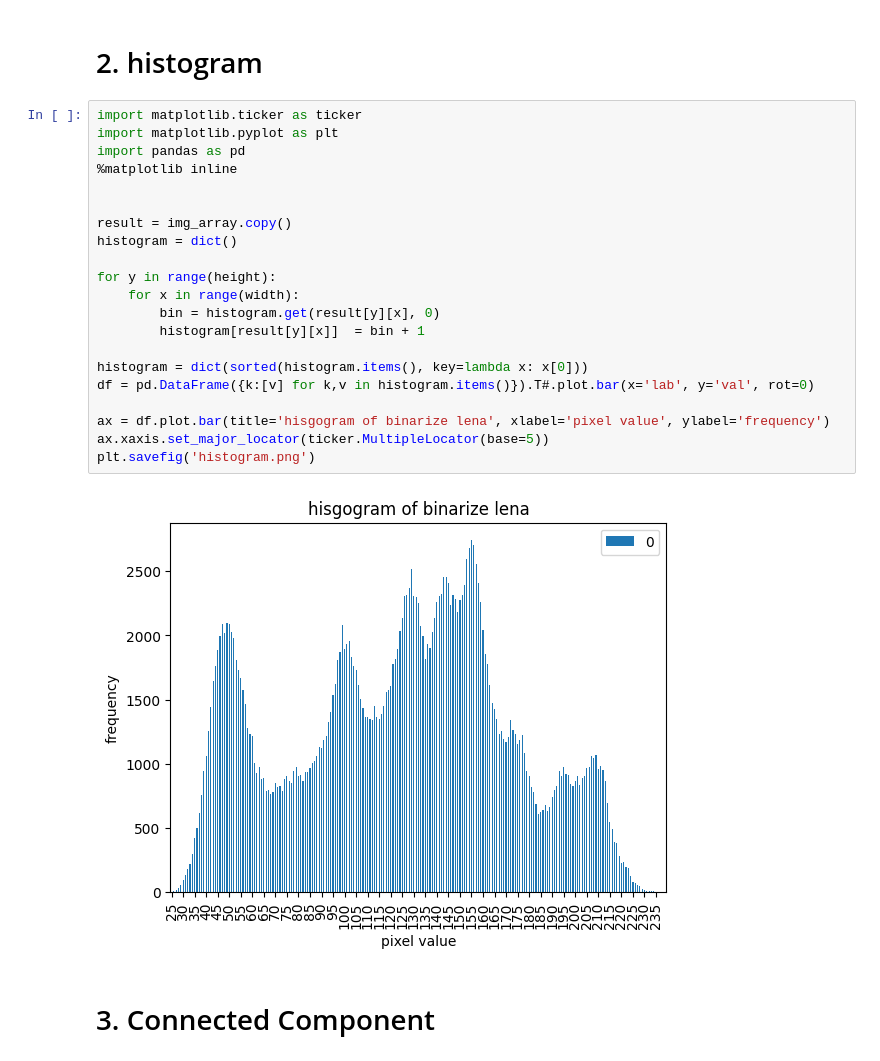
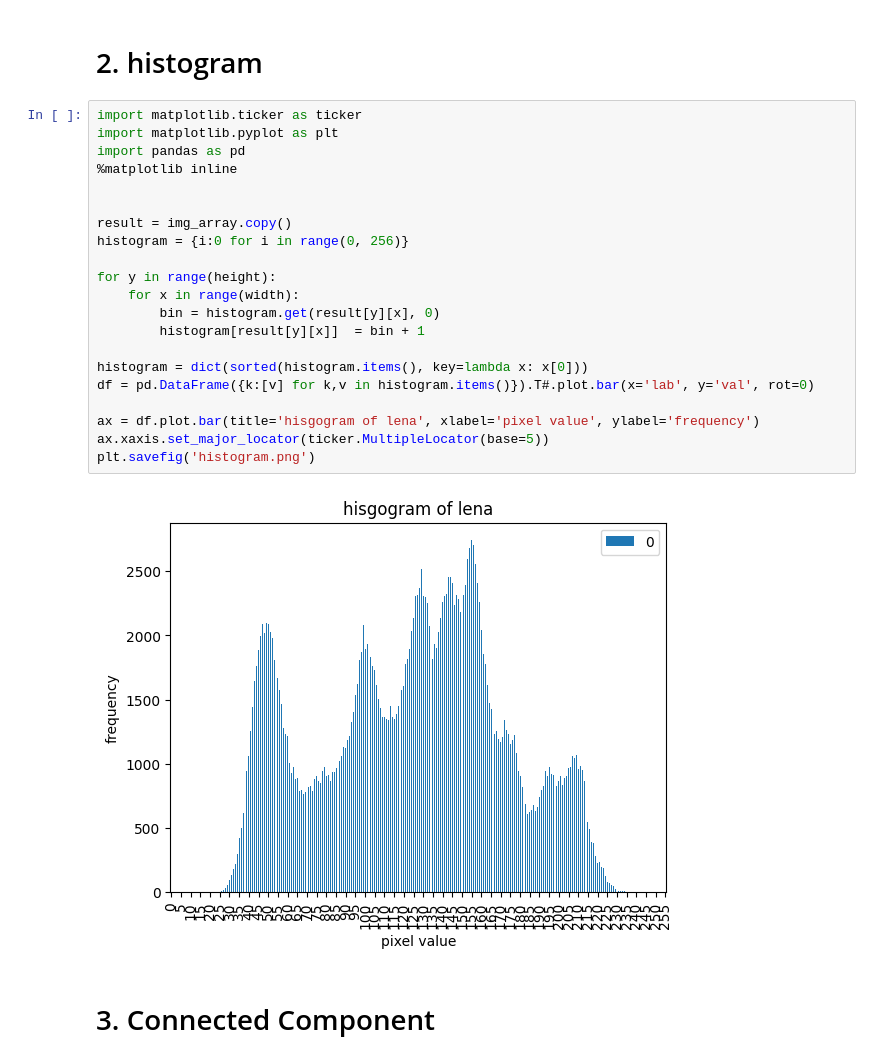
Before and after one commit to bonzo-ntu/csie-cv, a Jupyter notebook: hw2/main.ipynb, the cells around one changed output. Saved outputs shown, nothing was run; the diff lists cells and outputs as text.

```diff
--- a/hw2/main.ipynb
+++ b/hw2/main.ipynb
@@ -36,26 +36,26 @@ img_
 # %%
 import matplotlib.ticker as ticker
 import matplotlib.pyplot as plt
 import pandas as pd
 %matplotlib inline
 
 
 result = img_array.copy()
-histogram = dict()
+histogram = {i:0 for i in range(0, 256)}
 
 for y in range(height):
     for x in range(width):
         bin = histogram.get(result[y][x], 0)
         histogram[result[y][x]]  = bin + 1
 
 histogram = dict(sorted(histogram.items(), key=lambda x: x[0]))
 df = pd.DataFrame({k:[v] for k,v in histogram.items()}).T#.plot.bar(x='lab', y='val', rot=0)
 
-ax = df.plot.bar(title='hisgogram of binarize lena', xlabel='pixel value', ylabel='frequency')
+ax = df.plot.bar(title='hisgogram of lena', xlabel='pixel value', ylabel='frequency')
 ax.xaxis.set_major_locator(ticker.MultipleLocator(base=5))
 plt.savefig('histogram.png')
 # %% [output]
-[figure, old version]
+[figure, new version]
 # %% [markdown]
 # 3. Connected Component
 # %%
```
Also changed, not shown: 9 other files.
